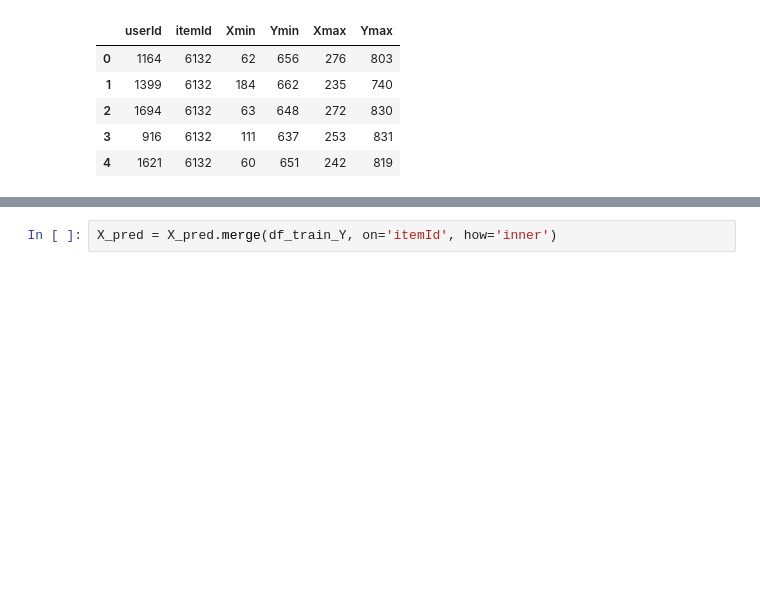
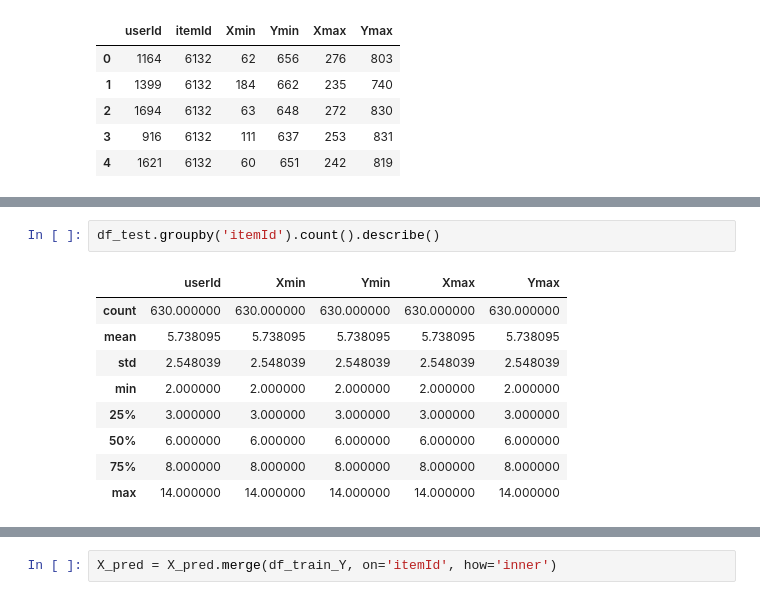
Before and after one commit to Dmitry513/BootCamp_Moderator, a Jupyter notebook: Min_max.ipynb, the cells around one changed output, grey strips where cells are left out. Drawn from its saved outputs; the diff is of its cells as text; blank space fills up the shorter version.

```diff
--- a/Min_max.ipynb
+++ b/Min_max.ipynb
@@ -120,0 +182,12 @@ X_pred = df_train_X.groupby('itemId').agg({'Xmin': [min, max, 'mean', 'std', 'me
+# %%
+df_test.groupby('itemId').count().describe()
+# %% [output]
+|  | userId | Xmin | Ymin | Xmax | Ymax |
+| count | 630.000000 | 630.000000 | 630.000000 | 630.000000 | 630.000000 |
+| mean | 5.738095 | 5.738095 | 5.738095 | 5.738095 | 5.738095 |
+| std | 2.548039 | 2.548039 | 2.548039 | 2.548039 | 2.548039 |
+| min | 2.000000 | 2.000000 | 2.000000 | 2.000000 | 2.000000 |
+| 25% | 3.000000 | 3.000000 | 3.000000 | 3.000000 | 3.000000 |
+| 50% | 6.000000 | 6.000000 | 6.000000 | 6.000000 | 6.000000 |
+| 75% | 8.000000 | 8.000000 | 8.000000 | 8.000000 | 8.000000 |
+| max | 14.000000 | 14.000000 | 14.000000 | 14.000000 | 14.000000 |
```
Also changed, not shown: parts of 39 cells of this notebook, 2 other files.
